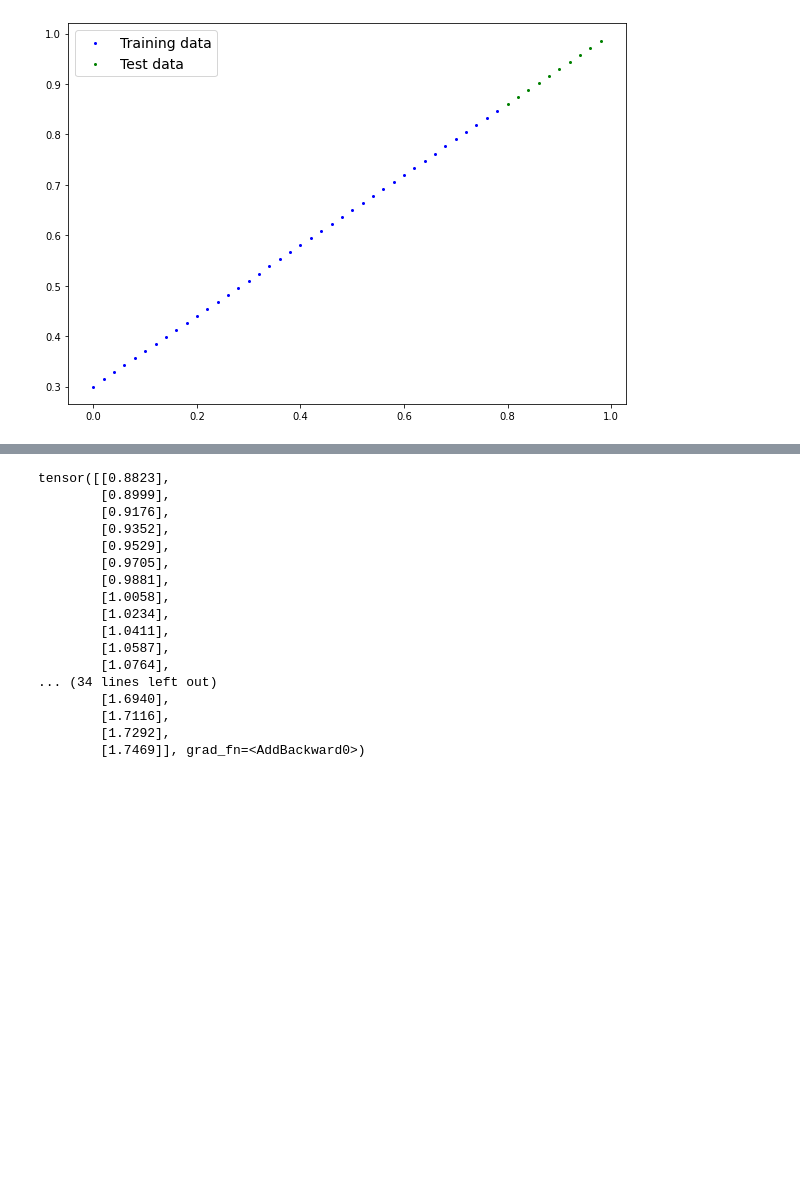
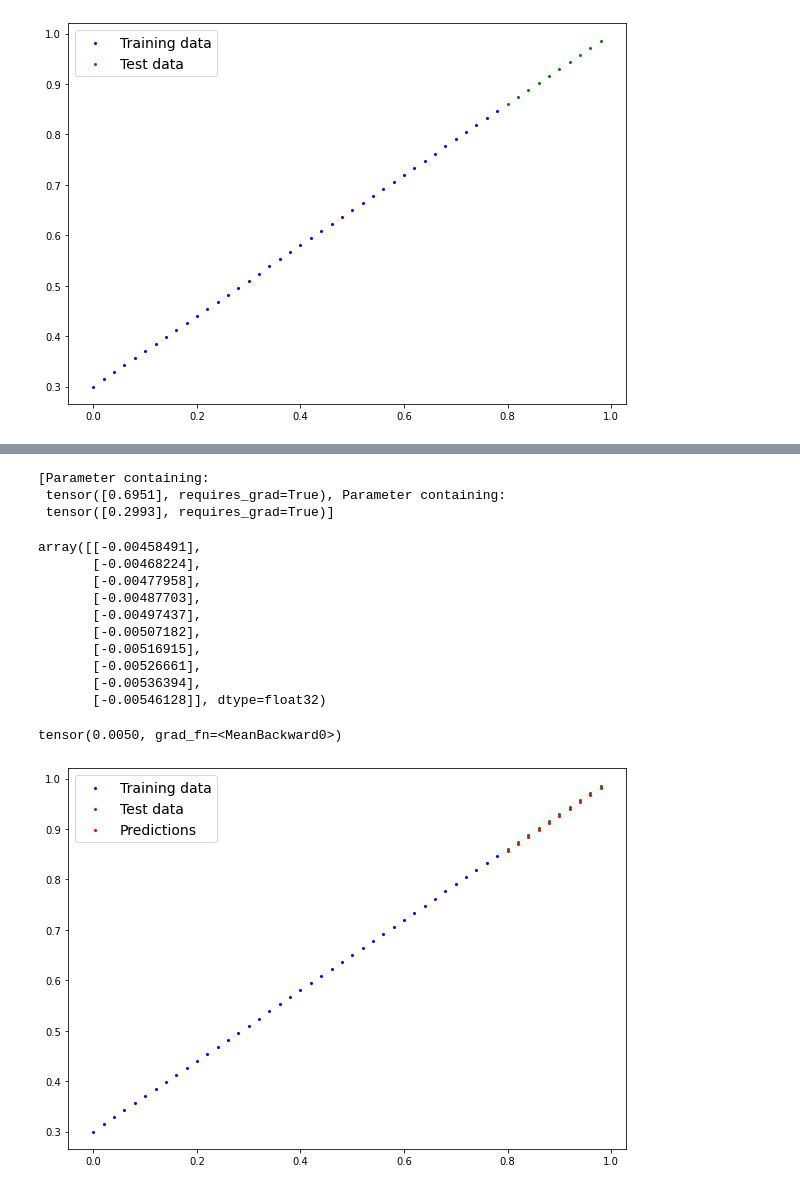
Before and after one commit to MananShukla7/Pytorch-CV, a Jupyter notebook: 02_Pytoch_Workflow.ipynb, the cells around one changed output, grey strips where cells are left out. Drawn from its saved outputs; the diff is of its cells as text; code cells hidden in the pictures; blank space fills up the shorter version.

```diff
--- a/02_Pytoch_Workflow.ipynb
+++ b/02_Pytoch_Workflow.ipynb
@@ -127,0 +180,5 @@ lr=LinearRegression()
+# %%
+  #loss funcn
+loss_fn=nn.L1Loss()
+#optimizers(stochastic gradient descent)
+optimizer=torch.optim.SGD(params=lr.parameters(),lr=0.01)
@@ -128,21 +202,52 @@ lr=LinearRegression()
+# %%
+loss_list=[]
+#an epoch is one loop
+epochs=200
+
+# 0. loop through data
+for epoch in range(epochs):
+  #set he model to training mode
+  lr.train() #train mode sets all the params that require grad to require grad
+  lr.eval() #turns off the grad tracking
+  y_pred=lr(X_train)
+
+  #2. calc the loss
+  loss=loss_fn(y_pred,y_train)
+  loss_list.append(loss.detach().numpy())
+#optimizer zero grad
+  optimizer.zero_grad()
+
+#back prop on loss wrt to parameters of model
+  loss.backward()
+
+  #step the optimizers(perform gd)
+  optimizer.step()
+# %%
+list(lr.parameters())
+# %% [output]
+[Parameter containing:
+ tensor([0.6951], requires_grad=True), Parameter containing:
+ tensor([0.2993], requires_grad=True)]
 # %%
-pred=lr.forward(X)
-pred
+pred=lr(X_test)
+(pred-y_test).detach().numpy()
 # %% [output]
-tensor([[0.8823],
-        [0.8999],
-        [0.9176],
-        [0.9352],
-        [0.9529],
-        [0.9705],
-        [0.9881],
-        [1.0058],
-        [1.0234],
-        [1.0411],
-        [1.0587],
-        [1.0764],
-... (34 lines left out)
-        [1.6940],
-        [1.7116],
-        [1.7292],
-        [1.7469]], grad_fn=<AddBackward0>)
+array([[-0.00458491],
+       [-0.00468224],
+       [-0.00477958],
+       [-0.00487703],
+       [-0.00497437],
+       [-0.00507182],
+       [-0.00516915],
+       [-0.00526661],
+       [-0.00536394],
+       [-0.00546128]], dtype=float32)
+# %%
+loss=loss_fn(pred,y_test)
+loss
+# %% [output]
+tensor(0.0050, grad_fn=<MeanBackward0>)
+# %%
+plot_predictions(p=pred.detach().numpy())
+# %% [output]
+[figure, added]
```
Also changed, not shown: parts of 15 cells of this notebook.
